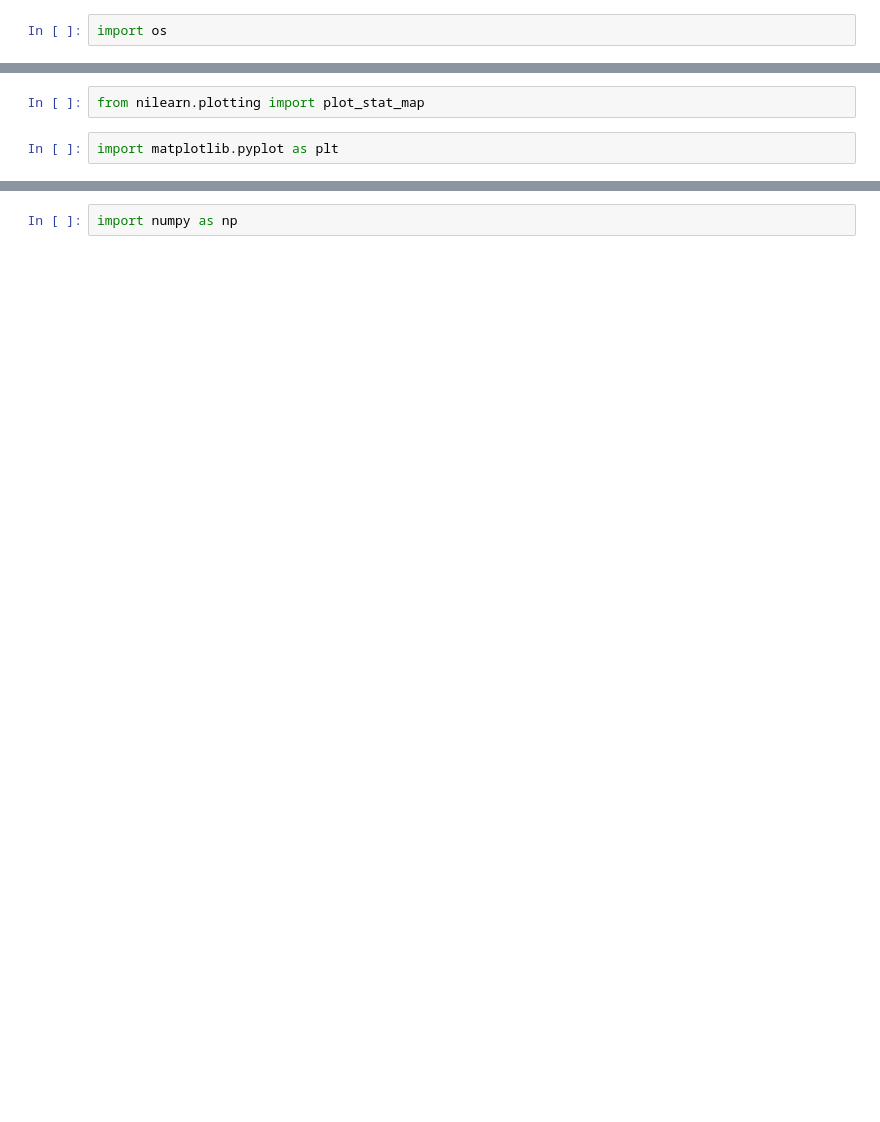
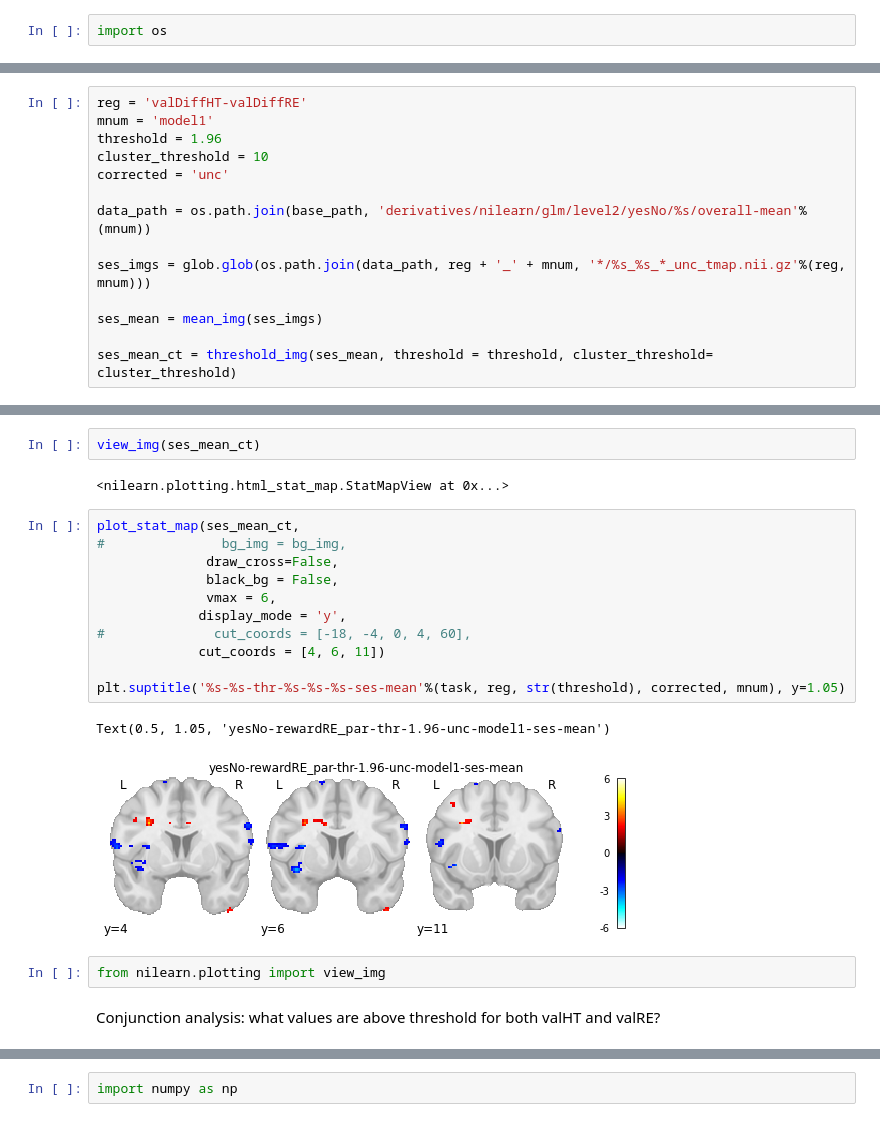
Before and after one commit to zenkavi/NovelVsRepeated, a Jupyter notebook: fmri/sandbox.ipynb, the cells around one changed output, grey strips where cells are left out. Drawn from its saved outputs; the diff is of its cells as text; blank space fills up the shorter version.

Commit message:
cont understanding filling values

```diff
--- a/fmri/sandbox.ipynb
+++ b/fmri/sandbox.ipynb
@@ -2,0 +59,14 @@ import os
+# %%
+reg = 'valDiffHT-valDiffRE'
+mnum = 'model1'
+threshold = 1.96
+cluster_threshold = 10
+corrected = 'unc'
+
+data_path = os.path.join(base_path, 'derivatives/nilearn/glm/level2/yesNo/%s/overall-mean'%(mnum))
+
+ses_imgs = glob.glob(os.path.join(data_path, reg + '_' + mnum, '*/%s_%s_*_unc_tmap.nii.gz'%(reg, mnum)))
+
+ses_mean = mean_img(ses_imgs)
+
+ses_mean_ct = threshold_img(ses_mean, threshold = threshold, cluster_threshold= cluster_threshold)
@@ -3,4 +92,22 @@ import os
+# %%
+view_img(ses_mean_ct)
+# %% [output]
+<nilearn.plotting.html_stat_map.StatMapView at 0x...>
+# %%
+plot_stat_map(ses_mean_ct,
+#               bg_img = bg_img,
+              draw_cross=False,
+              black_bg = False,
+              vmax = 6,
+             display_mode = 'y',
+#              cut_coords = [-18, -4, 0, 4, 60],
+             cut_coords = [4, 6, 11])
+
+plt.suptitle('%s-%s-thr-%s-%s-%s-ses-mean'%(task, reg, str(threshold), corrected, mnum), y=1.05)
+# %% [output]
+Text(0.5, 1.05, 'yesNo-rewardRE_par-thr-1.96-unc-model1-ses-mean')
+[figure, added]
 # %%
-from nilearn.plotting import plot_stat_map
+from nilearn.plotting import view_img
-# %%
-import matplotlib.pyplot as plt
+# %% [markdown]
+Conjunction analysis: what values are above threshold for both valHT and valRE?
```
Also changed, not shown: parts of 30 cells of this notebook, 16 other files.
